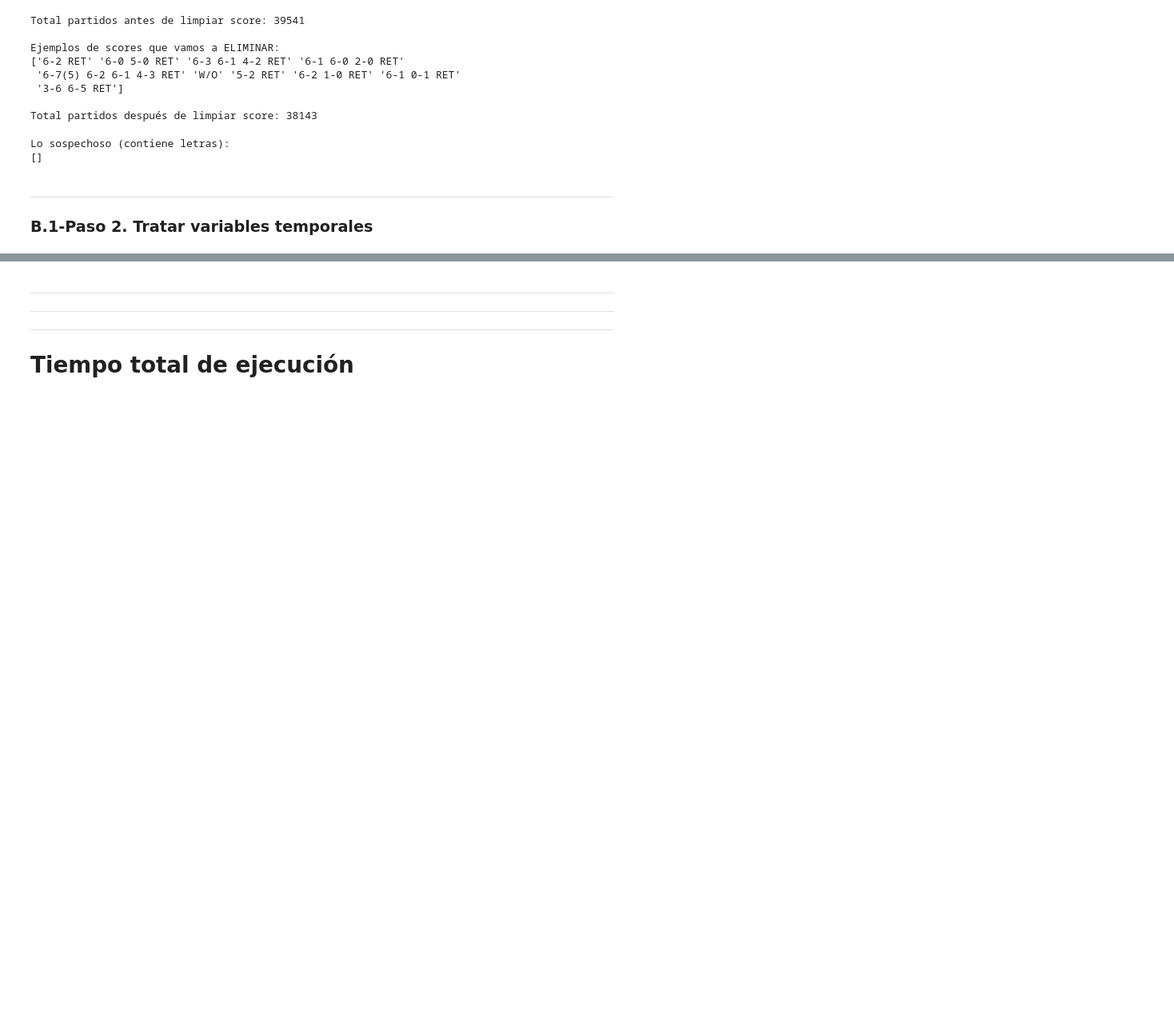
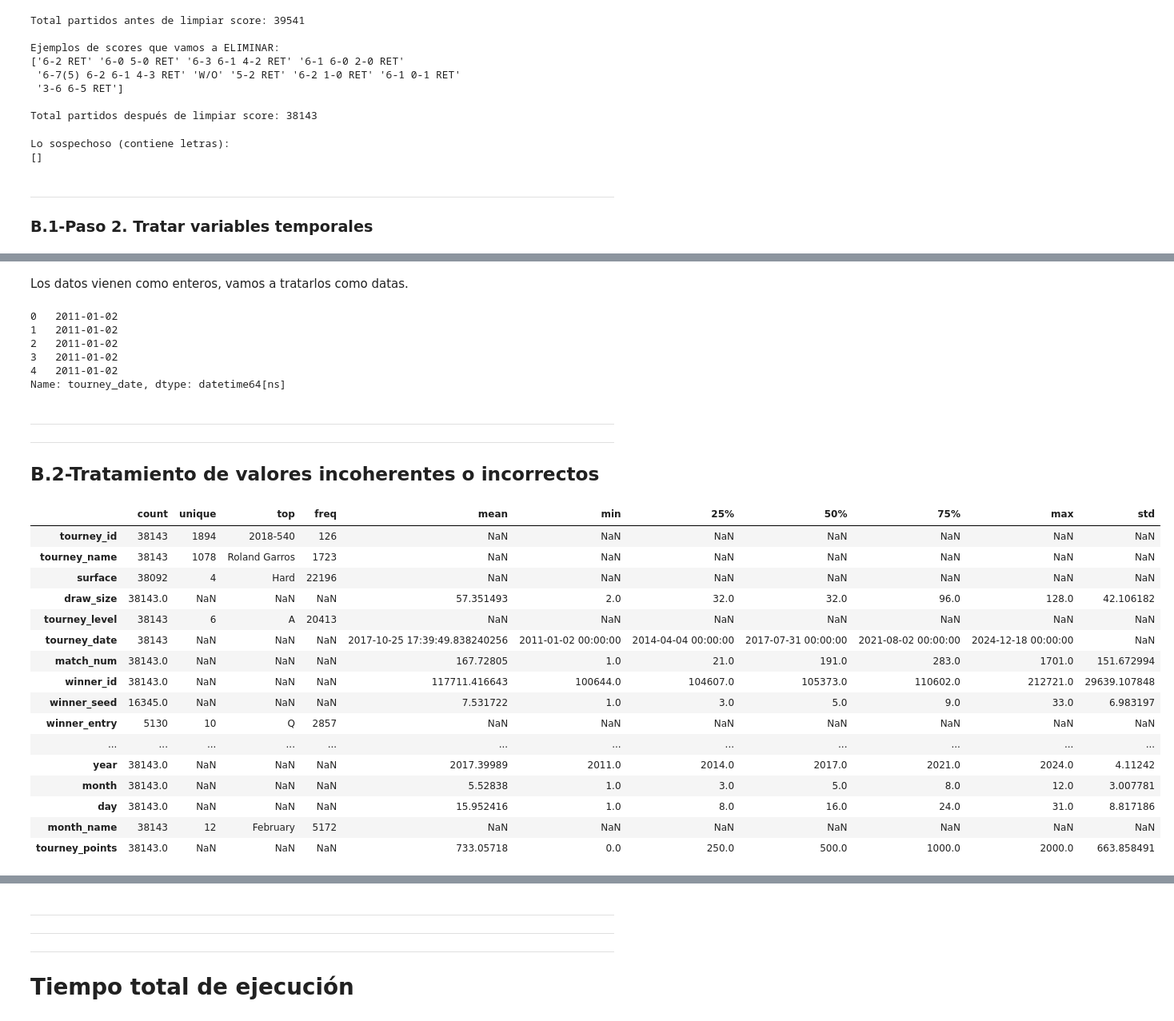
Before and after one commit to Sterrysx/Tennis-ML-APA, a Jupyter notebook: notebooks/01_preprocesado.ipynb, the cells around one changed output, grey strips where cells are left out. Shown at 80% size. Drawn from its saved outputs; the diff is of its cells as text; code cells hidden in the pictures; blank space fills up the shorter version.

```diff
--- a/notebooks/01_preprocesado.ipynb
+++ b/notebooks/01_preprocesado.ipynb
@@ -259,0 +269,12 @@ Lo sospechoso (contiene letras):
+# %% [markdown]
+Los datos vienen como enteros, vamos a tratarlos como datas.
+# %%
+tennis['tourney_date'] = pd.to_datetime(tennis['tourney_date'].astype(int).astype(str), format='%Y%m%d')
+tennis['tourney_date'].head()
+# %% [output]
+0   2011-01-02
+1   2011-01-02
+2   2011-01-02
+3   2011-01-02
+4   2011-01-02
+Name: tourney_date, dtype: datetime64[ns]
@@ -259,0 +288,25 @@ Lo sospechoso (contiene letras):
+# %% [markdown]
+---
+---
+
+## B.2-Tratamiento de valores incoherentes o incorrectos
+# %%
+tennis.describe(include='all').T
+# %% [output]
+|  | count | unique | top | freq | mean | min | 25% | 50% | 75% | max | std |
+| tourney_id | 38143 | 1894 | 2018-540 | 126 | NaN | NaN | NaN | NaN | NaN | NaN | NaN |
+| tourney_name | 38143 | 1078 | Roland Garros | 1723 | NaN | NaN | NaN | NaN | NaN | NaN | NaN |
+| surface | 38092 | 4 | Hard | 22196 | NaN | NaN | NaN | NaN | NaN | NaN | NaN |
+| draw_size | 38143.0 | NaN | NaN | NaN | 57.351493 | 2.0 | 32.0 | 32.0 | 96.0 | 128.0 | 42.106182 |
+| tourney_level | 38143 | 6 | A | 20413 | NaN | NaN | NaN | NaN | NaN | NaN | NaN |
+| tourney_date | 38143 | NaN | NaN | NaN | 2017-10-25 17:39:49.838240256 | 2011-01-02 00:00:00 | 2014-04-04 00:00:00 | 2017-07-31 00:00:00 | 2021-08-02 00:00:00 | 2024-12-18 00:00:00 | NaN |
+| match_num | 38143.0 | NaN | NaN | NaN | 167.72805 | 1.0 | 21.0 | 191.0 | 283.0 | 1701.0 | 151.672994 |
+| winner_id | 38143.0 | NaN | NaN | NaN | 117711.416643 | 100644.0 | 104607.0 | 105373.0 | 110602.0 | 212721.0 | 29639.107848 |
+| winner_seed | 16345.0 | NaN | NaN | NaN | 7.531722 | 1.0 | 3.0 | 5.0 | 9.0 | 33.0 | 6.983197 |
+| winner_entry | 5130 | 10 | Q | 2857 | NaN | NaN | NaN | NaN | NaN | NaN | NaN |
+| ... | ... | ... | ... | ... | ... | ... | ... | ... | ... | ... | ... |
+| year | 38143.0 | NaN | NaN | NaN | 2017.39989 | 2011.0 | 2014.0 | 2017.0 | 2021.0 | 2024.0 | 4.11242 |
+| month | 38143.0 | NaN | NaN | NaN | 5.52838 | 1.0 | 3.0 | 5.0 | 8.0 | 12.0 | 3.007781 |
+| day | 38143.0 | NaN | NaN | NaN | 15.952416 | 1.0 | 8.0 | 16.0 | 24.0 | 31.0 | 8.817186 |
+| month_name | 38143 | 12 | February | 5172 | NaN | NaN | NaN | NaN | NaN | NaN | NaN |
+| tourney_points | 38143.0 | NaN | NaN | NaN | 733.05718 | 0.0 | 250.0 | 500.0 | 1000.0 | 2000.0 | 663.858491 |
```
Also changed, not shown: parts of 25 cells of this notebook.
